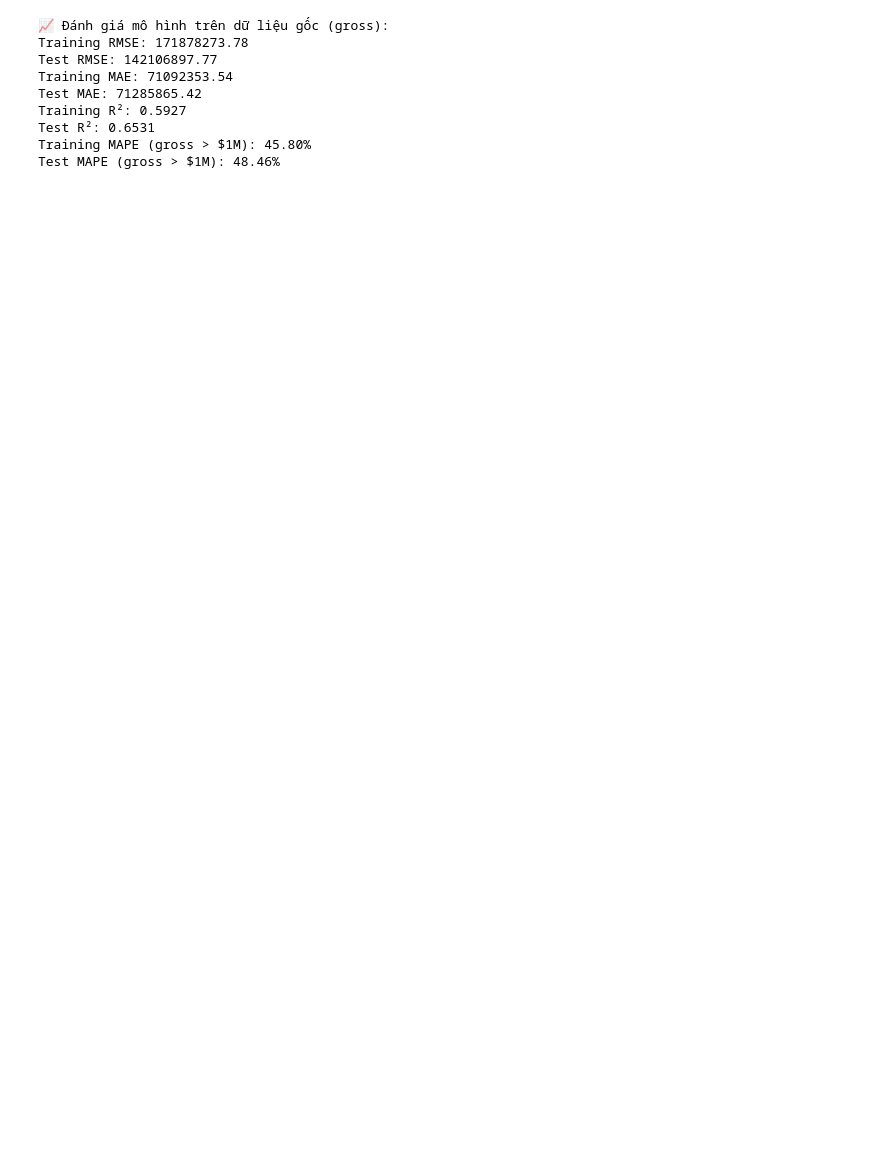
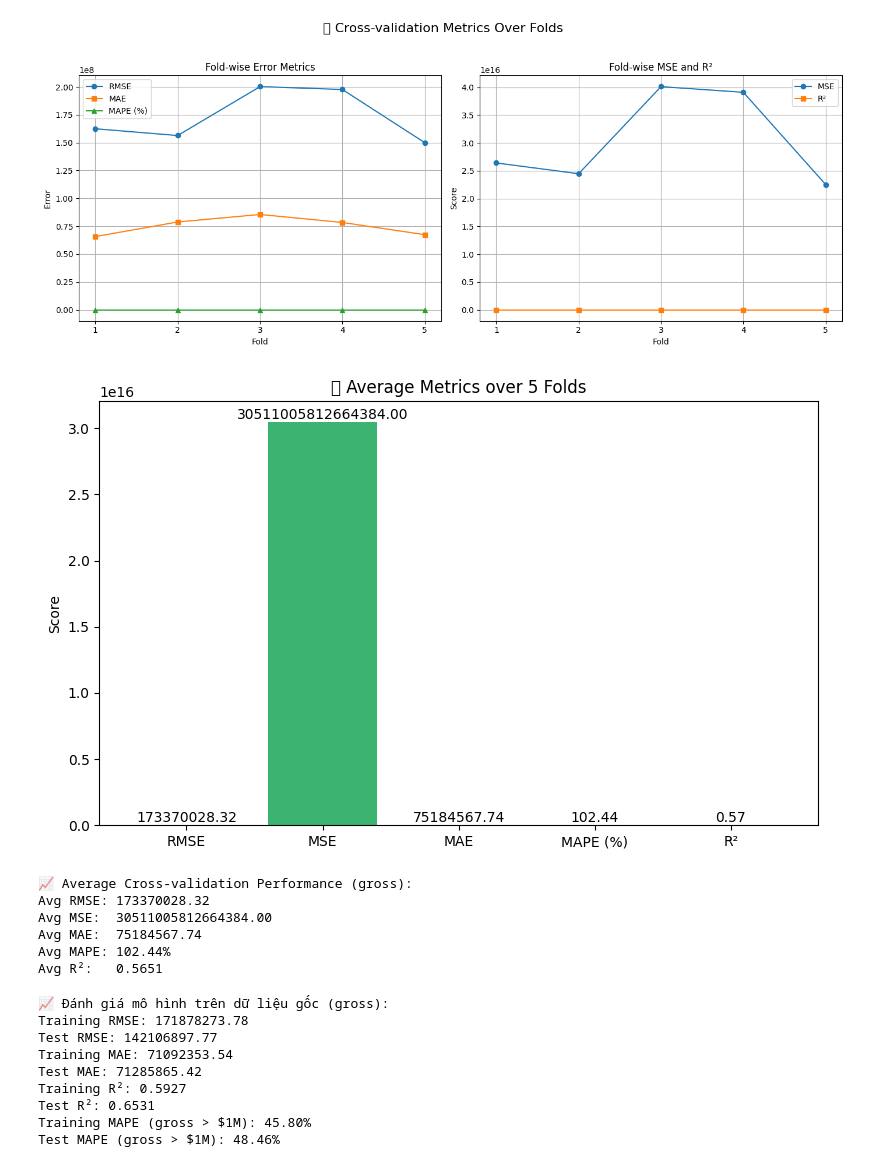
Before and after one commit to phuocnguyen2412/movie-analyst, a Jupyter notebook: Gradient_Boosting_model.ipynb, the cells around one changed output. Drawn from its saved outputs; the diff is of its cells as text; code cells hidden in the pictures; blank space fills up the shorter version.

```diff
--- a/Gradient_Boosting_model.ipynb
+++ b/Gradient_Boosting_model.ipynb
@@ -175,3 +210,72 @@ Avg R²:   0.5893
+# %%
+# 🔍 Trực quan hóa kết quả từng fold
+folds = np.arange(1, len(rmse_list)+1)
+
+plt.figure(figsize=(14, 6))
+
+# Subplot 1: RMSE, MAE, MAPE
+plt.subplot(1, 2, 1)
+plt.plot(folds, rmse_list, marker='o', label='RMSE')
+plt.plot(folds, mae_list, marker='s', label='MAE')
+plt.plot(folds, np.array(mape_list)*100, marker='^', label='MAPE (%)')
+plt.title("Fold-wise Error Metrics")
+plt.xlabel("Fold")
+plt.ylabel("Error")
+plt.xticks(folds)
+plt.grid(True)
+plt.legend()
+
+# Subplot 2: MSE & R2
+plt.subplot(1, 2, 2)
+plt.plot(folds, mse_list, marker='o', label='MSE')
+plt.plot(folds, r2_list, marker='s', label='R²')
+plt.title("Fold-wise MSE and R²")
+plt.xlabel("Fold")
+plt.ylabel("Score")
+plt.xticks(folds)
+plt.grid(True)
+plt.legend()
+
+plt.suptitle("📈 Cross-validation Metrics Over Folds", fontsize=16)
+plt.tight_layout(rect=[0, 0.03, 1, 0.95])
+plt.show()
+
+# 📊 Biểu đồ cột tổng kết trung bình
+metrics = ["RMSE", "MSE", "MAE", "MAPE (%)", "R²"]
+avg_scores = [
+    np.mean(rmse_list),
+    np.mean(mse_list),
+    np.mean(mae_list),
+    np.mean(mape_list) * 100,
+    np.mean(r2_list)
+]
+
+plt.figure(figsize=(8, 5))
+bars = plt.bar(metrics, avg_scores, color='mediumseagreen')
+plt.title("📊 Average Metrics over 5 Folds")
+plt.ylabel("Score")
+for bar, val in zip(bars, avg_scores):
+    plt.text(bar.get_x() + bar.get_width() / 2, bar.get_height(),
+             f'{val:.2f}', ha='center', va='bottom', fontsize=10)
+plt.tight_layout()
+plt.show()
+
+# In kết quả trung bình
+print("\n📈 Average Cross-validation Performance (gross):")
+print(f"Avg RMSE: {np.mean(rmse_list):.2f}")
+print(f"Avg MSE:  {np.mean(mse_list):.2f}")
+print(f"Avg MAE:  {np.mean(mae_list):.2f}")
+print(f"Avg MAPE: {np.mean(mape_list)*100:.2f}%")
+print(f"Avg R²:   {np.mean(r2_list):.4f}")
+# %% [output]
+[figure, added]
+[figure, added]
+📈 Average Cross-validation Performance (gross):
+Avg RMSE: 173370028.32
+Avg MSE:  30511005812664384.00
+Avg MAE:  75184567.74
+Avg MAPE: 102.44%
+Avg R²:   0.5651
 # %%
 # Huấn luyện mô hình với dữ liệu huấn luyện
 model.fit(X_train_scaled, y_train)
```
Also changed, not shown: parts of 4 cells of this notebook.
